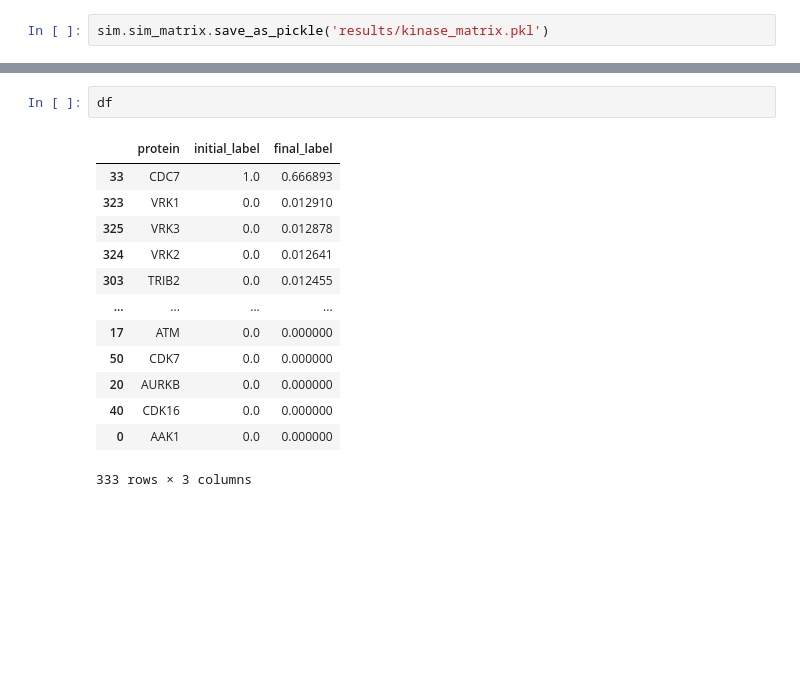
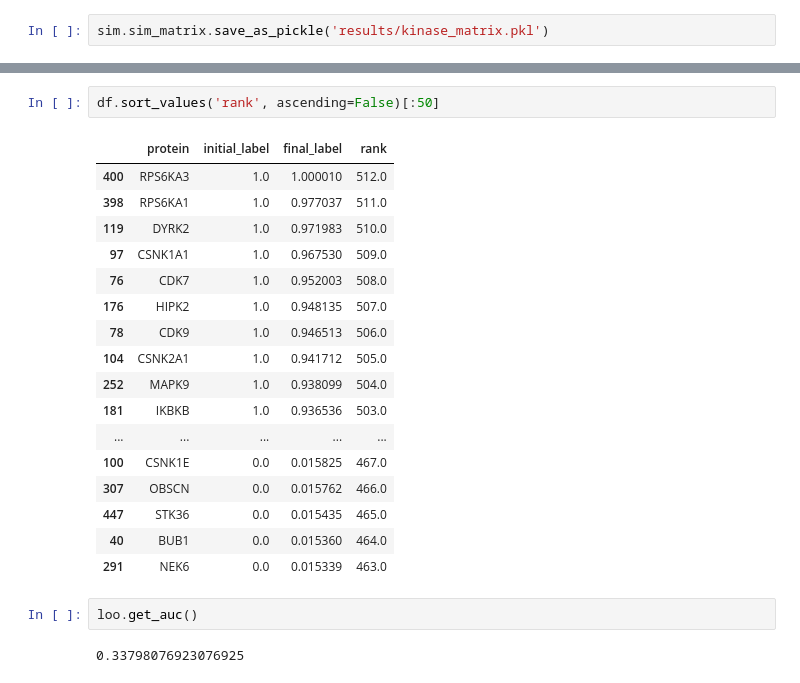
Before and after one commit to ily123/ggid, a Jupyter notebook: onto_scratch.ipynb, the cells around one changed output, grey strips where cells are left out. Cells and saved outputs as stored; diff of their text form; blank space fills up the shorter version.

```diff
--- a/onto_scratch.ipynb
+++ b/onto_scratch.ipynb
@@ -126,16 +204,24 @@ df.loc[df.protein=='AURKA']
-# %%
-df
-# %% [output]
-|  | protein | initial_label | final_label |
-| 33 | CDC7 | 1.0 | 0.666893 |
-| 323 | VRK1 | 0.0 | 0.012910 |
-| 325 | VRK3 | 0.0 | 0.012878 |
-| 324 | VRK2 | 0.0 | 0.012641 |
-| 303 | TRIB2 | 0.0 | 0.012455 |
-| ... | ... | ... | ... |
-| 17 | ATM | 0.0 | 0.000000 |
-| 50 | CDK7 | 0.0 | 0.000000 |
-| 20 | AURKB | 0.0 | 0.000000 |
-| 40 | CDK16 | 0.0 | 0.000000 |
-| 0 | AAK1 | 0.0 | 0.000000 |
-333 rows × 3 columns
+# %%
+df.sort_values('rank', ascending=False)[:50]
+# %% [output]
+|  | protein | initial_label | final_label | rank |
+| 400 | RPS6KA3 | 1.0 | 1.000010 | 512.0 |
+| 398 | RPS6KA1 | 1.0 | 0.977037 | 511.0 |
+| 119 | DYRK2 | 1.0 | 0.971983 | 510.0 |
+| 97 | CSNK1A1 | 1.0 | 0.967530 | 509.0 |
+| 76 | CDK7 | 1.0 | 0.952003 | 508.0 |
+| 176 | HIPK2 | 1.0 | 0.948135 | 507.0 |
+| 78 | CDK9 | 1.0 | 0.946513 | 506.0 |
+| 104 | CSNK2A1 | 1.0 | 0.941712 | 505.0 |
+| 252 | MAPK9 | 1.0 | 0.938099 | 504.0 |
+| 181 | IKBKB | 1.0 | 0.936536 | 503.0 |
+| ... | ... | ... | ... | ... |
+| 100 | CSNK1E | 0.0 | 0.015825 | 467.0 |
+| 307 | OBSCN | 0.0 | 0.015762 | 466.0 |
+| 447 | STK36 | 0.0 | 0.015435 | 465.0 |
+| 40 | BUB1 | 0.0 | 0.015360 | 464.0 |
+| 291 | NEK6 | 0.0 | 0.015339 | 463.0 |
+# %%
+loo.get_auc()
+# %% [output]
+0.33798076923076925
```
Also changed, not shown: parts of 19 cells of this notebook, 5 other files.
